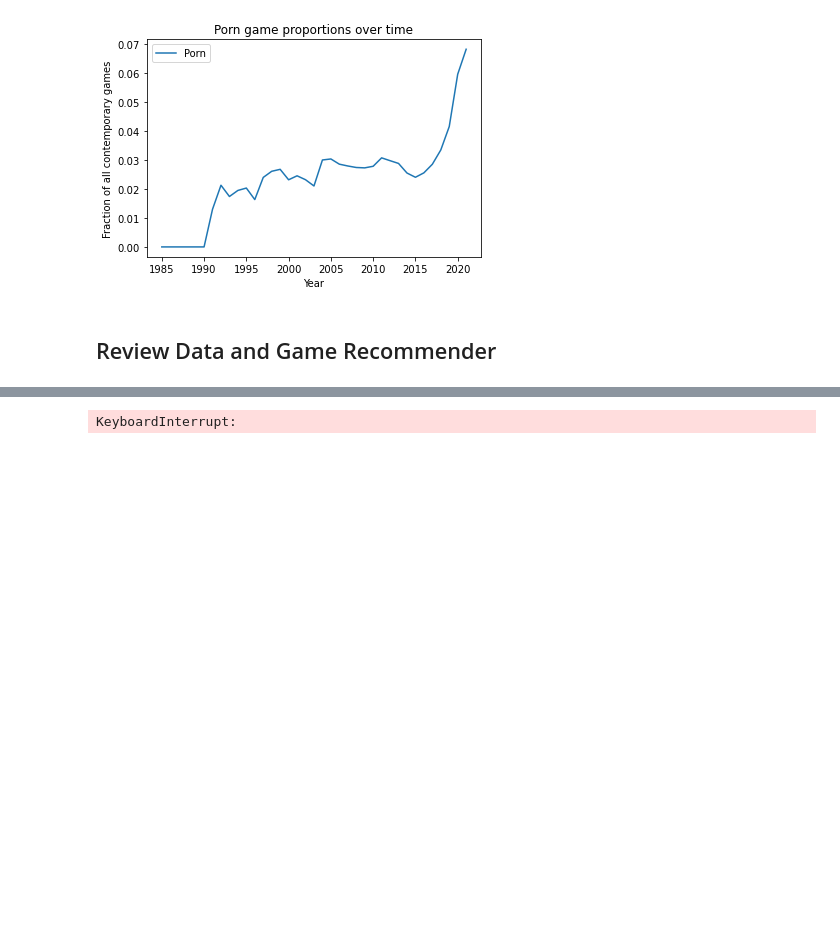
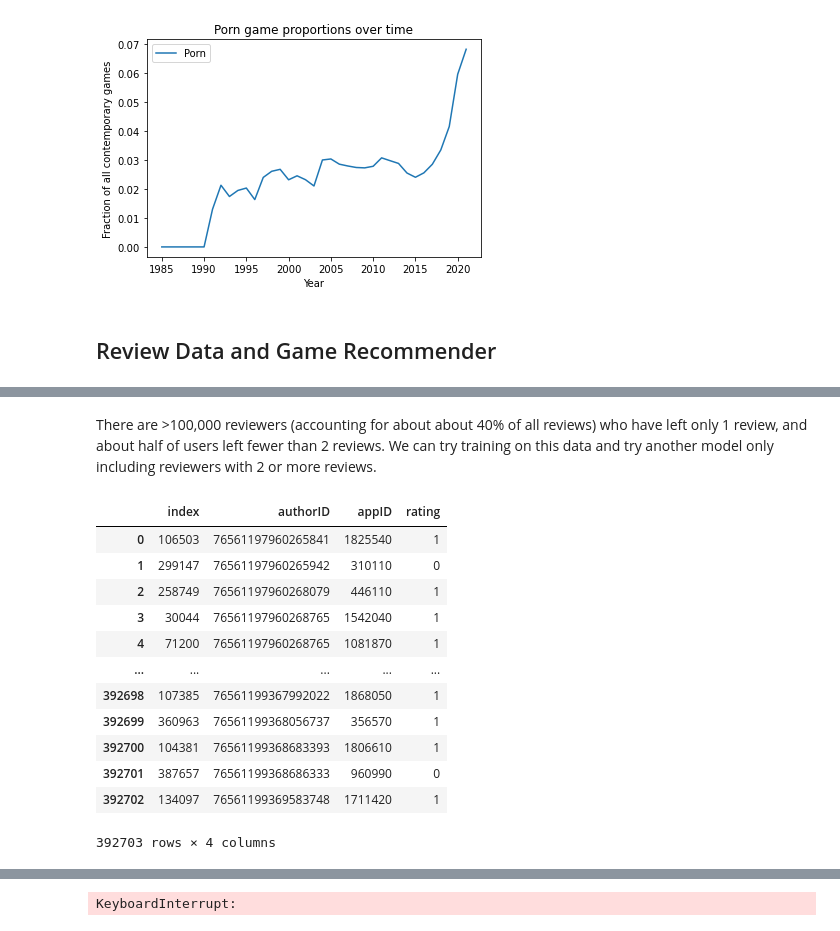
Before and after one commit to isam7/SteamScraping, a Jupyter notebook: Steam Data Analysis.ipynb, the cells around one changed output, grey strips where cells are left out. Saved outputs shown, nothing was run; the diff lists cells and outputs as text; code cells hidden in the pictures; blank space fills up the shorter version.

```diff
--- a/Steam Data Analysis.ipynb
+++ b/Steam Data Analysis.ipynb
@@ -835,0 +755,50 @@ reviewsDataCutoff.reset_index()
+# %% [markdown]
+There are >100,000 reviewers (accounting for about about 40% of all reviews) who have left only 1 review, and about half of users left fewer than 2 reviews. We can try training on this data and try another model only including reviewers with 2 or more reviews.
+# %%
+#Restrict dataset to reviewers with more than some number of reviews
+
+reviewNumberCutoff = 1
+
+reviewsDataCutoff = {}
+reviewsDataCutoffLogistic = {}
+
+for review in reviewsData.iterrows():
+
+    if authorReviewsCount[review[1]['authorID']] >= reviewNumberCutoff:
+        reviewsDataCutoff[review[0]] = True
+
+    else:
+        reviewsDataCutoff[review[0]] = False
+
+for review in reviewsDataLogistic.iterrows():
+
+    if authorReviewsCount[review[1]['authorID']] >= reviewNumberCutoff:
+        reviewsDataCutoffLogistic[review[0]] = True
+
+    else:
+        reviewsDataCutoffLogistic[review[0]] = False
+
+#Create Boolean indexing array
+reviewsCutoffBool = pd.Series(reviewsDataCutoff)
+reviewsCutoffBoolLogistic = pd.Series(reviewsDataCutoffLogistic)
+
+#Remove reviewers with review counts below the cutoff
+reviewsDataCutoff = reviewsData[reviewsCutoffBool]
+reviewsDataCutoffLogistic = reviewsData[reviewsCutoffBoolLogistic]
+
+reviewsDataCutoff.reset_index()
+reviewsDataCutoffLogistic.reset_index()
+# %% [output]
+|  | index | authorID | appID | rating |
+| 0 | 106503 | 76561197960265841 | 1825540 | 1 |
+| 1 | 299147 | 76561197960265942 | 310110 | 0 |
+| 2 | 258749 | 76561197960268079 | 446110 | 1 |
+| 3 | 30044 | 76561197960268765 | 1542040 | 1 |
+| 4 | 71200 | 76561197960268765 | 1081870 | 1 |
+| ... | ... | ... | ... | ... |
+| 392698 | 107385 | 76561199367992022 | 1868050 | 1 |
+| 392699 | 360963 | 76561199368056737 | 356570 | 1 |
+| 392700 | 104381 | 76561199368683393 | 1806610 | 1 |
+| 392701 | 387657 | 76561199368686333 | 960990 | 0 |
+| 392702 | 134097 | 76561199369583748 | 1711420 | 1 |
+392703 rows × 4 columns
```
Also changed, not shown: parts of 39 cells of this notebook.
